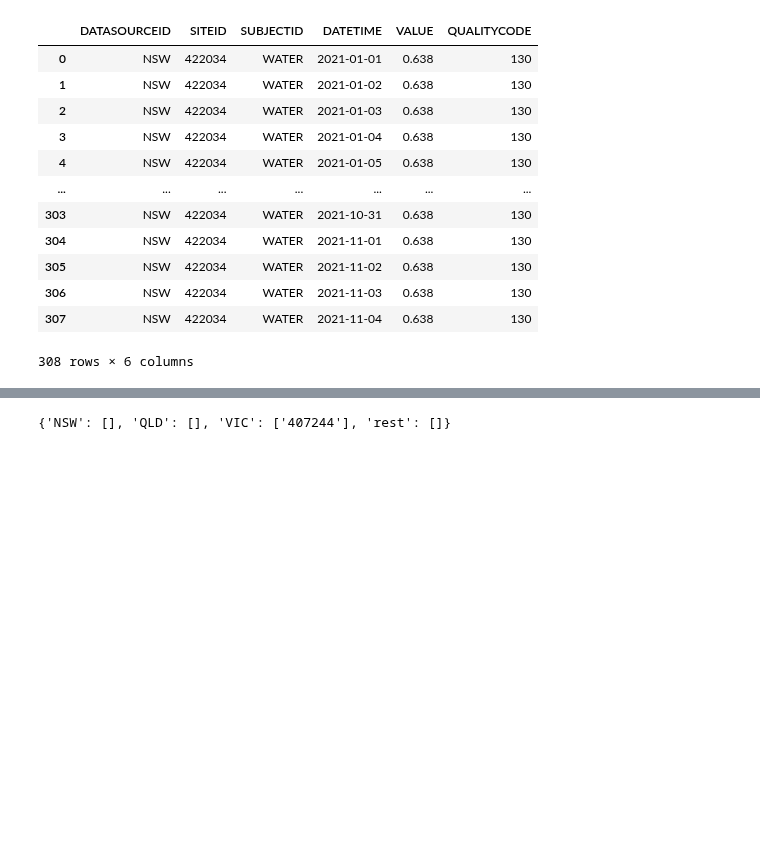
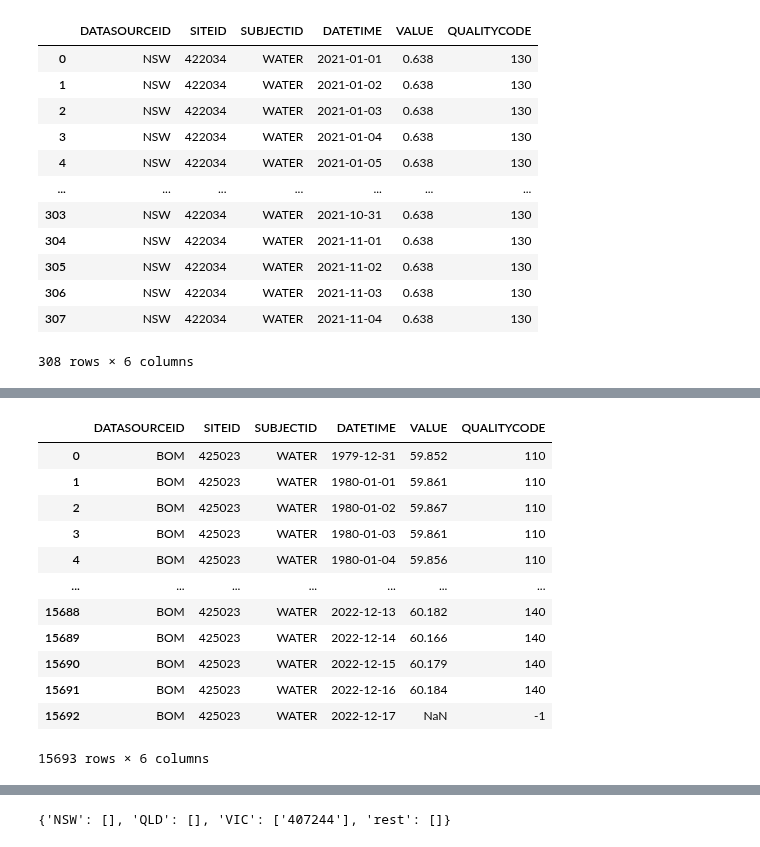
Before and after one commit to MDBAuth/MDBA_Gauge_Getter, a Jupyter notebook: Gauge_getter_example.ipynb, the cells around one changed output, grey strips where cells are left out. Saved outputs shown, nothing was run; the diff lists cells and outputs as text; code cells hidden in the pictures; blank space fills up the shorter version.

```diff
--- a/Gauge_getter_example.ipynb
+++ b/Gauge_getter_example.ipynb
@@ -139,0 +195,3 @@ INFO:mdba_gauge_getter.gauge_get:NSW - Request 1 of 1
+# %%
+gg.gauge_pull(NSW_Gauges, start_time_user = NSW_Interval[0], end_time_user= NSW_Interval[1], data_source = 'BOM', var='SL' )
+# %% [output]
@@ -139,0 +213,13 @@ INFO:mdba_gauge_getter.gauge_get:NSW - Request 1 of 1
+|  | DATASOURCEID | SITEID | SUBJECTID | DATETIME | VALUE | QUALITYCODE |
+| 0 | BOM | 425023 | WATER | 1979-12-31 | 59.852 | 110 |
+| 1 | BOM | 425023 | WATER | 1980-01-01 | 59.861 | 110 |
+| 2 | BOM | 425023 | WATER | 1980-01-02 | 59.867 | 110 |
+| 3 | BOM | 425023 | WATER | 1980-01-03 | 59.861 | 110 |
+| 4 | BOM | 425023 | WATER | 1980-01-04 | 59.856 | 110 |
+| ... | ... | ... | ... | ... | ... | ... |
+| 15688 | BOM | 425023 | WATER | 2022-12-13 | 60.182 | 140 |
+| 15689 | BOM | 425023 | WATER | 2022-12-14 | 60.166 | 140 |
+| 15690 | BOM | 425023 | WATER | 2022-12-15 | 60.179 | 140 |
+| 15691 | BOM | 425023 | WATER | 2022-12-16 | 60.184 | 140 |
+| 15692 | BOM | 425023 | WATER | 2022-12-17 | NaN | -1 |
+15693 rows × 6 columns
```
Also changed, not shown: parts of 11 cells of this notebook, 4 other files.
